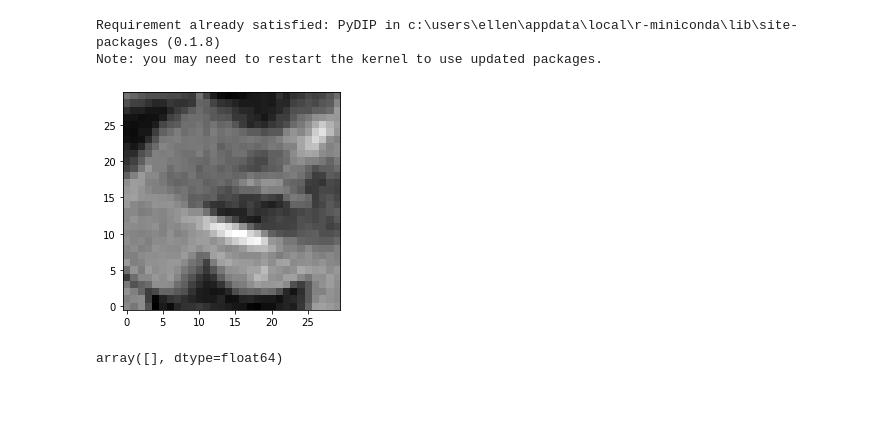
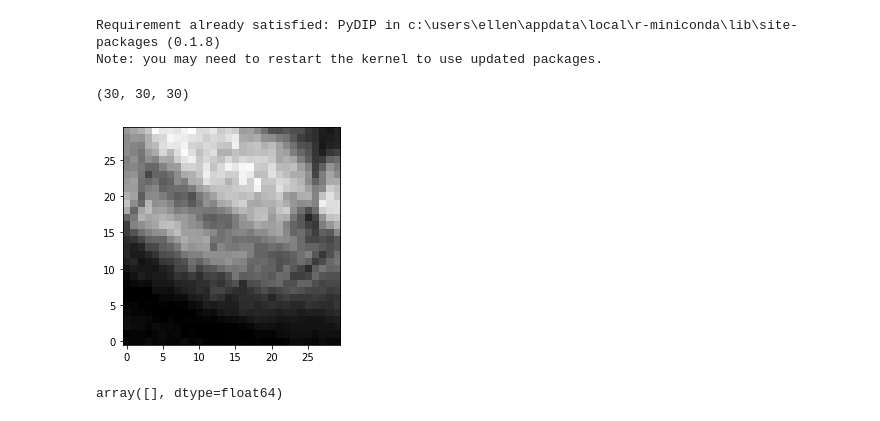
Before and after one commit to ellenwang1/ew-honoursthesis, a Jupyter notebook: Code/rf_iter_4.ipynb, the cells around one changed output. Drawn from its saved outputs; the diff is of its cells as text; code cells hidden in the pictures.

```diff
--- a/Code/rf_iter_4.ipynb
+++ b/Code/rf_iter_4.ipynb
@@ -275,14 +275,18 @@ pip install PyDIP
 # %% [output]
 Requirement already satisfied: PyDIP in c:\users\ellen\appdata\local\r-miniconda\lib\site-packages (0.1.8)
 Note: you may need to restart the kernel to use updated packages.
+# %%
+X_train[150][5].shape
+# %% [output]
+(30, 30, 30)
 # %%
 from skimage.feature import canny
-input_image = X_train[600][5][:, 15, :]*255
+input_image = X_train[20000][5][:, 29, :]*255
 input_image = input_image.astype('uint8')
 plt.imshow(input_image, cmap="gray", origin="lower")
-plt.show()
+plt.savefig('non_lacune.png')
 # %% [output]
-[figure, old version]
+[figure, new version]
 # %%
 orrarr = input_image[(input_image > 18) & (input_image < 19)]
 orrarr
```
Also changed, not shown: parts of 1 cell of this notebook, 4 other files.
